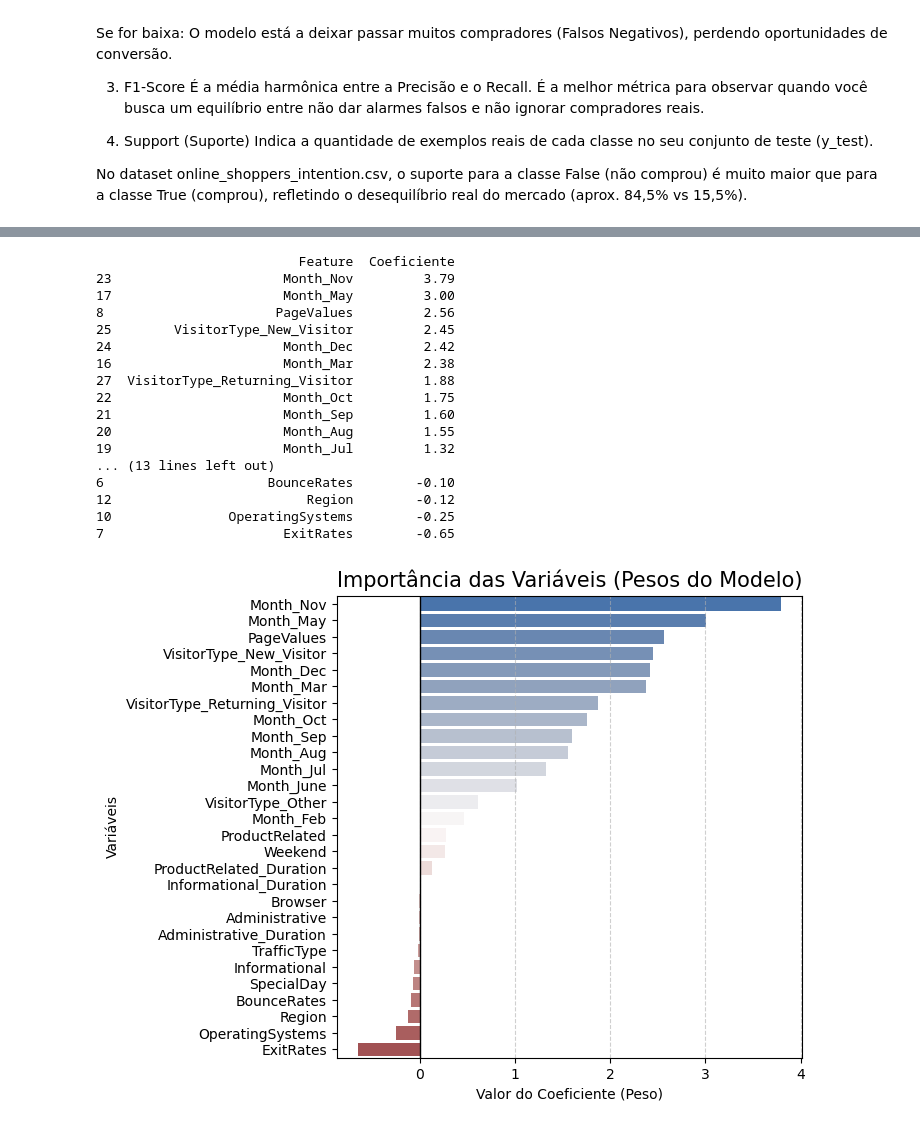
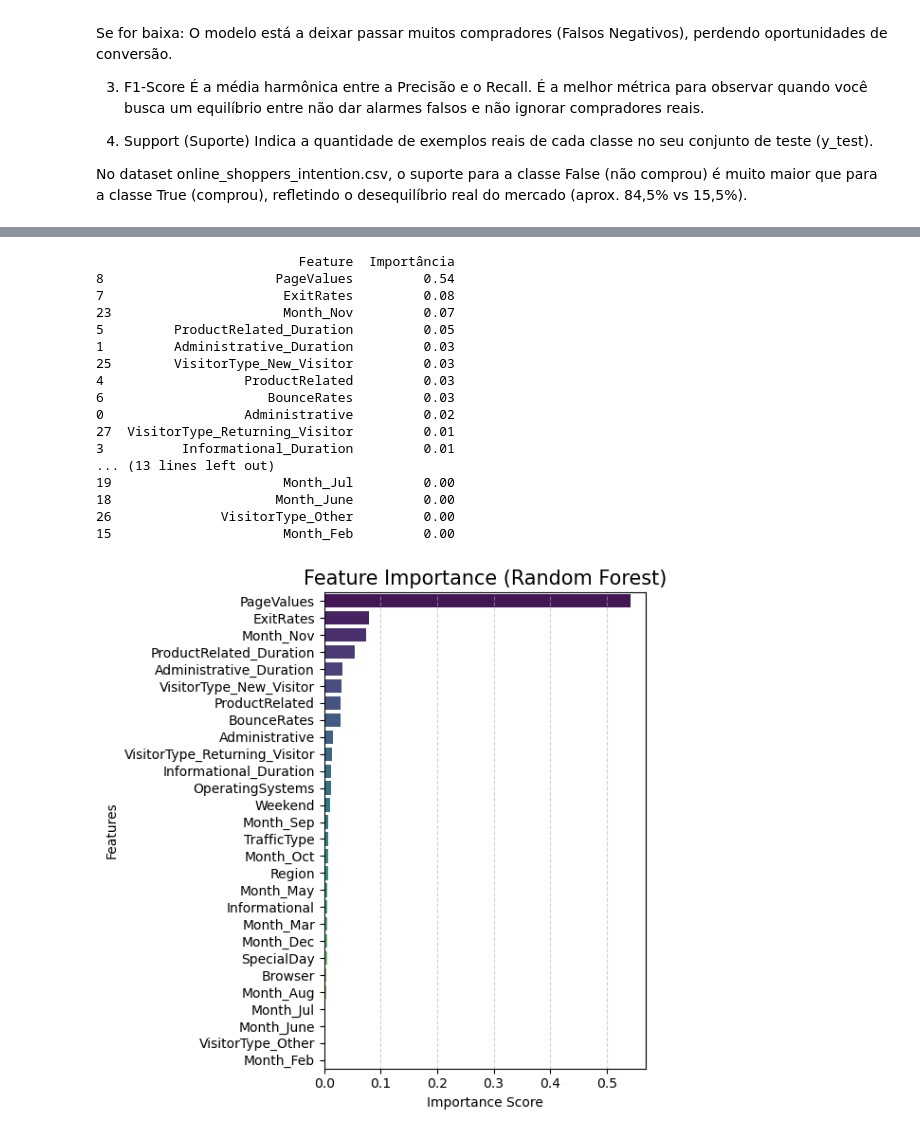
Before and after one commit to MatheusXavier1/computational-math-project-26.1, a Jupyter notebook: TrabalhoMatComp.ipynb, the cells around one changed output, grey strips where cells are left out. Saved outputs shown, nothing was run; the diff lists cells and outputs as text; code cells hidden in the pictures.

Commit message:
Random Forest save

```diff
--- a/TrabalhoMatComp.ipynb
+++ b/TrabalhoMatComp.ipynb
@@ -290,3 +357,3 @@ Name: Revenue, dtype: float64
 # %%
-Preditoras = processed_df.drop('Revenue', axis=1)
-Target = processed_df['Revenue']
+X = processed_df.drop('Revenue', axis=1)
+y = processed_df['Revenue']
@@ -360,13 +397,16 @@ y_train.shape
 # %% [output]
 (8631,)
 # %%
+from sklearn.ensemble import RandomForestClassifier
 from sklearn.pipeline import make_pipeline
 
-# Em vez de apenas LogisticRegression(), use um Pipeline.
-# Ele vai aplicar o scaler (ajustar as escalas) e depois o modelo.
-model = make_pipeline(StandardScaler(), LogisticRegression(max_iter=1000))
+model = make_pipeline(StandardScaler(), RandomForestClassifier(
+    n_estimators=100,
+    max_depth=10,
+    min_samples_leaf=5,
+    random_state=42
+))
 
-# Treine o pipeline completo
 model.fit(X_train_res, y_train_res)
 # %% [output]
 Pipeline(steps=[('standardscaler', StandardScaler()),
@@ -517,56 +559,51 @@ plt.show()
 # %%
-# 1. Acessar o coeficiente dentro do pipeline
-# O [1] acessa o segundo passo do pipeline (a LogisticRegression)
-coeficientes = model.named_steps['logisticregression'].coef_[0]
+importances = model.named_steps['randomforestclassifier'].feature_importances_
 
-# 2. Pegar os nomes das colunas (features) que você usou no X_train
 features = X_train.columns
 
-# 3. Criar um DataFrame para facilitar a visualização
 importancia_df = pd.DataFrame({
     'Feature': features,
-    'Coeficiente': coeficientes
-}).sort_values(by='Coeficiente', ascending=False)
+    'Importância': importances
+}).sort_values(by='Importância', ascending=False)
 
-# 4. Exibir os valores numéricos
 print(importancia_df)
 # %% [output]
-                          Feature  Coeficiente
-23                      Month_Nov         3.79
-17                      Month_May         3.00
-8                      PageValues         2.56
-25        VisitorType_New_Visitor         2.45
-24                      Month_Dec         2.42
-16                      Month_Mar         2.38
-27  VisitorType_Returning_Visitor         1.88
-22                      Month_Oct         1.75
-21                      Month_Sep         1.60
-20                      Month_Aug         1.55
-19                      Month_Jul         1.32
+                          Feature  Importância
+8                      PageValues         0.54
+7                       ExitRates         0.08
+23                      Month_Nov         0.07
+5         ProductRelated_Duration         0.05
+1         Administrative_Duration         0.03
+25        VisitorType_New_Visitor         0.03
+4                  ProductRelated         0.03
+6                     BounceRates         0.03
+0                  Administrative         0.02
+27  VisitorType_Returning_Visitor         0.01
+3          Informational_Duration         0.01
 ... (13 lines left out)
-6                     BounceRates        -0.10
-12                         Region        -0.12
-10               OperatingSystems        -0.25
-7                       ExitRates        -0.65
+19                      Month_Jul         0.00
+18                     Month_June         0.00
+26              VisitorType_Other         0.00
+15                      Month_Feb         0.00
 # %%
 plt.figure(figsize=(6, 6))
 sns.barplot(
     data=importancia_df,
-    x='Coeficiente',
+    x='Importância',
     y='Feature',
     hue='Feature',
-    palette='vlag',
+    palette='viridis',
     legend=False
 )
 
-plt.title('Importância das Variáveis (Pesos do Modelo)', fontsize=15)
-plt.xlabel('Valor do Coeficiente (Peso)')
-plt.ylabel('Variáveis')
+plt.title('Feature Importance (Random Forest)', fontsize=15)
+plt.xlabel('Importance Score')
+plt.ylabel('Features')
 plt.grid(axis='x', linestyle='--', alpha=0.6)
-plt.axvline(0, color='black', lw=1) # Linha no zero para separar positivo de negativo
+plt.tight_layout()
 plt.show()
 # %% [output]
-[figure, old version]
+[figure, new version]
 # %%
 ## Score Treino vs Teste
 
```
Also changed, not shown: parts of 29 cells of this notebook.
